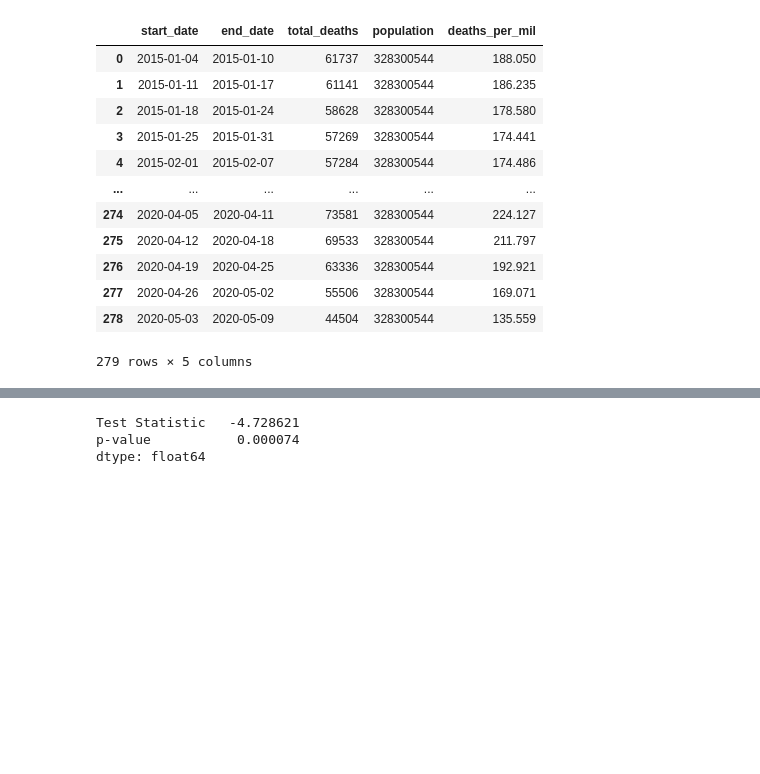
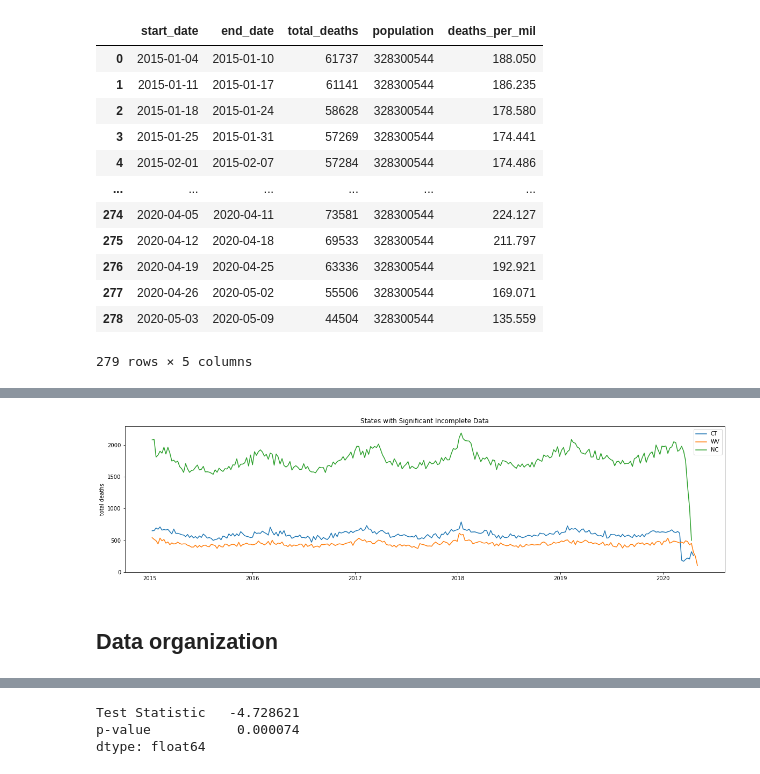
Before and after one commit to lukenw/GA_Capstone, a Jupyter notebook: historical deaths workbook.ipynb, the cells around one changed output, grey strips where cells are left out. Cells and saved outputs as stored; diff of their text form; code cells hidden in the pictures; blank space fills up the shorter version.

```diff
--- a/historical deaths workbook.ipynb
+++ b/historical deaths workbook.ipynb
@@ -167,3 +181,20 @@ plt.yticks=data[data['region']=='Connecticut']['end_date'].dt.year
+# %%
+# Other states are missing data as well
+
+plt.figure(figsize = (20,5))
+
+sb.lineplot(data[data['region']=='Connecticut']['end_date'], data[data['region']=='Connecticut']['total_deaths'])
+sb.lineplot(data[data['region']=='West Virginia']['end_date'], data[data['region']=='West Virginia']['total_deaths'])
+sb.lineplot(data[data['region']=='North Carolina']['end_date'], data[data['region']=='North Carolina']['total_deaths'])
+plt.yticks=data[data['region']=='Connecticut']['end_date'].dt.year
+plt.xlabel('')
+plt.ylabel('total deaths')
+plt.title('States with Significant Incomplete Data')
+plt.legend(['CT','WV','NC']);
+# %% [output]
+[figure, added]
+# %% [markdown]
+## Data organization
 # %%
 # Simplify to a crosstab of state by week showing deaths per million
 df = data.groupby(['region_code', 'end_date'])['deaths_per_mil'].mean().unstack()
```
Also changed, not shown: parts of 78 cells of this notebook.
